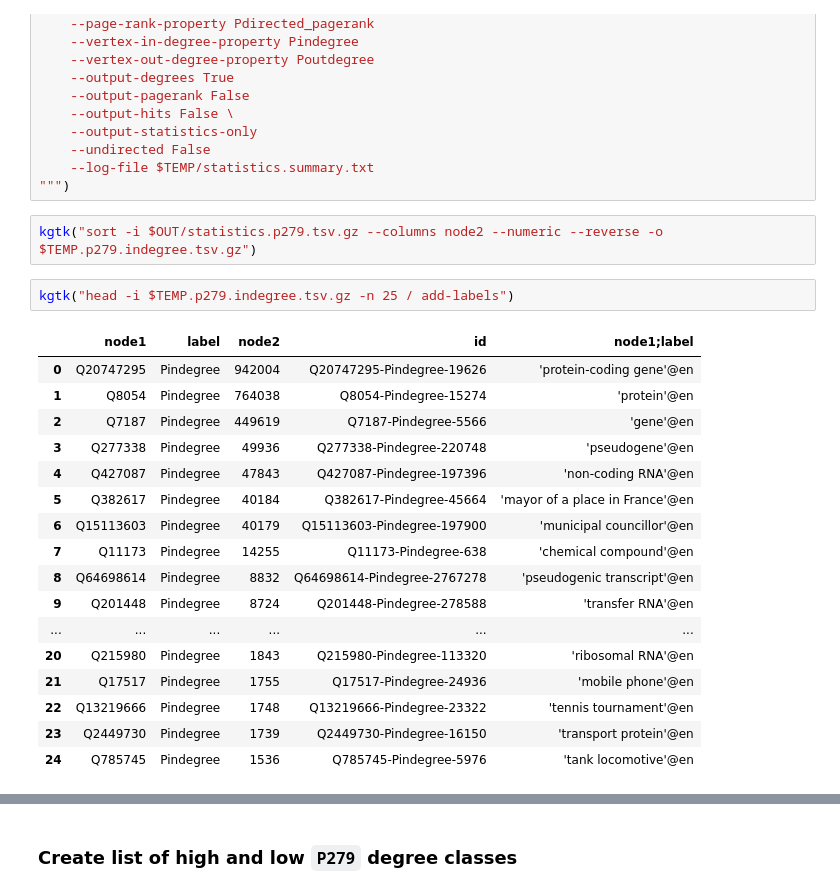
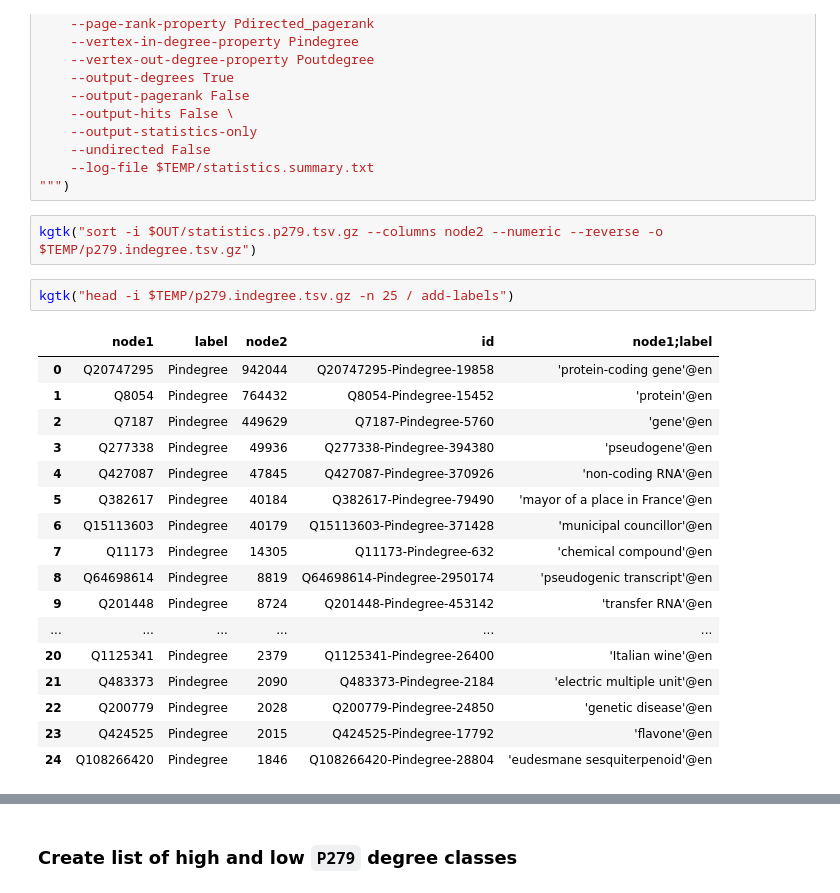
Before and after one commit to usc-isi-i2/kgtk-notebooks, a Jupyter notebook: use-cases/class-visualization.ipynb, the cells around one changed output, grey strips where cells are left out. Saved outputs shown, nothing was run; the diff lists cells and outputs as text.

```diff
--- a/use-cases/class-visualization.ipynb
+++ b/use-cases/class-visualization.ipynb
@@ -204,27 +217,27 @@ kgtk("""
     --log-file $TEMP/statistics.summary.txt
 """)
 # %%
-kgtk("sort -i $OUT/statistics.p279.tsv.gz --columns node2 --numeric --reverse -o $TEMP.p279.indegree.tsv.gz")
+kgtk("sort -i $OUT/statistics.p279.tsv.gz --columns node2 --numeric --reverse -o $TEMP/p279.indegree.tsv.gz")
 # %%
-kgtk("head -i $TEMP.p279.indegree.tsv.gz -n 25 / add-labels")
+kgtk("head -i $TEMP/p279.indegree.tsv.gz -n 25 / add-labels")
 # %% [output]
 |  | node1 | label | node2 | id | node1;label |
-| 0 | Q20747295 | Pindegree | 942004 | Q20747295-Pindegree-19626 | 'protein-coding gene'@en |
-| 1 | Q8054 | Pindegree | 764038 | Q8054-Pindegree-15274 | 'protein'@en |
-| 2 | Q7187 | Pindegree | 449619 | Q7187-Pindegree-5566 | 'gene'@en |
-| 3 | Q277338 | Pindegree | 49936 | Q277338-Pindegree-220748 | 'pseudogene'@en |
-| 4 | Q427087 | Pindegree | 47843 | Q427087-Pindegree-197396 | 'non-coding RNA'@en |
-| 5 | Q382617 | Pindegree | 40184 | Q382617-Pindegree-45664 | 'mayor of a place in France'@en |
-| 6 | Q15113603 | Pindegree | 40179 | Q15113603-Pindegree-197900 | 'municipal councillor'@en |
-| 7 | Q11173 | Pindegree | 14255 | Q11173-Pindegree-638 | 'chemical compound'@en |
-| 8 | Q64698614 | Pindegree | 8832 | Q64698614-Pindegree-2767278 | 'pseudogenic transcript'@en |
-| 9 | Q201448 | Pindegree | 8724 | Q201448-Pindegree-278588 | 'transfer RNA'@en |
+| 0 | Q20747295 | Pindegree | 942044 | Q20747295-Pindegree-19858 | 'protein-coding gene'@en |
+| 1 | Q8054 | Pindegree | 764432 | Q8054-Pindegree-15452 | 'protein'@en |
+| 2 | Q7187 | Pindegree | 449629 | Q7187-Pindegree-5760 | 'gene'@en |
+| 3 | Q277338 | Pindegree | 49936 | Q277338-Pindegree-394380 | 'pseudogene'@en |
+| 4 | Q427087 | Pindegree | 47845 | Q427087-Pindegree-370926 | 'non-coding RNA'@en |
+| 5 | Q382617 | Pindegree | 40184 | Q382617-Pindegree-79490 | 'mayor of a place in France'@en |
+| 6 | Q15113603 | Pindegree | 40179 | Q15113603-Pindegree-371428 | 'municipal councillor'@en |
+| 7 | Q11173 | Pindegree | 14305 | Q11173-Pindegree-632 | 'chemical compound'@en |
+| 8 | Q64698614 | Pindegree | 8819 | Q64698614-Pindegree-2950174 | 'pseudogenic transcript'@en |
+| 9 | Q201448 | Pindegree | 8724 | Q201448-Pindegree-453142 | 'transfer RNA'@en |
 | ... | ... | ... | ... | ... | ... |
-| 20 | Q215980 | Pindegree | 1843 | Q215980-Pindegree-113320 | 'ribosomal RNA'@en |
-| 21 | Q17517 | Pindegree | 1755 | Q17517-Pindegree-24936 | 'mobile phone'@en |
-| 22 | Q13219666 | Pindegree | 1748 | Q13219666-Pindegree-23322 | 'tennis tournament'@en |
-| 23 | Q2449730 | Pindegree | 1739 | Q2449730-Pindegree-16150 | 'transport protein'@en |
-| 24 | Q785745 | Pindegree | 1536 | Q785745-Pindegree-5976 | 'tank locomotive'@en |
+| 20 | Q1125341 | Pindegree | 2379 | Q1125341-Pindegree-26400 | 'Italian wine'@en |
+| 21 | Q483373 | Pindegree | 2090 | Q483373-Pindegree-2184 | 'electric multiple unit'@en |
+| 22 | Q200779 | Pindegree | 2028 | Q200779-Pindegree-24850 | 'genetic disease'@en |
+| 23 | Q424525 | Pindegree | 2015 | Q424525-Pindegree-17792 | 'flavone'@en |
+| 24 | Q108266420 | Pindegree | 1846 | Q108266420-Pindegree-28804 | 'eudesmane sesquiterpenoid'@en |
 # %%
 kgtk("""
     query -i $OUT/statistics.p279.tsv.gz
```
Also changed, not shown: parts of 37 cells of this notebook, 1 other file.
